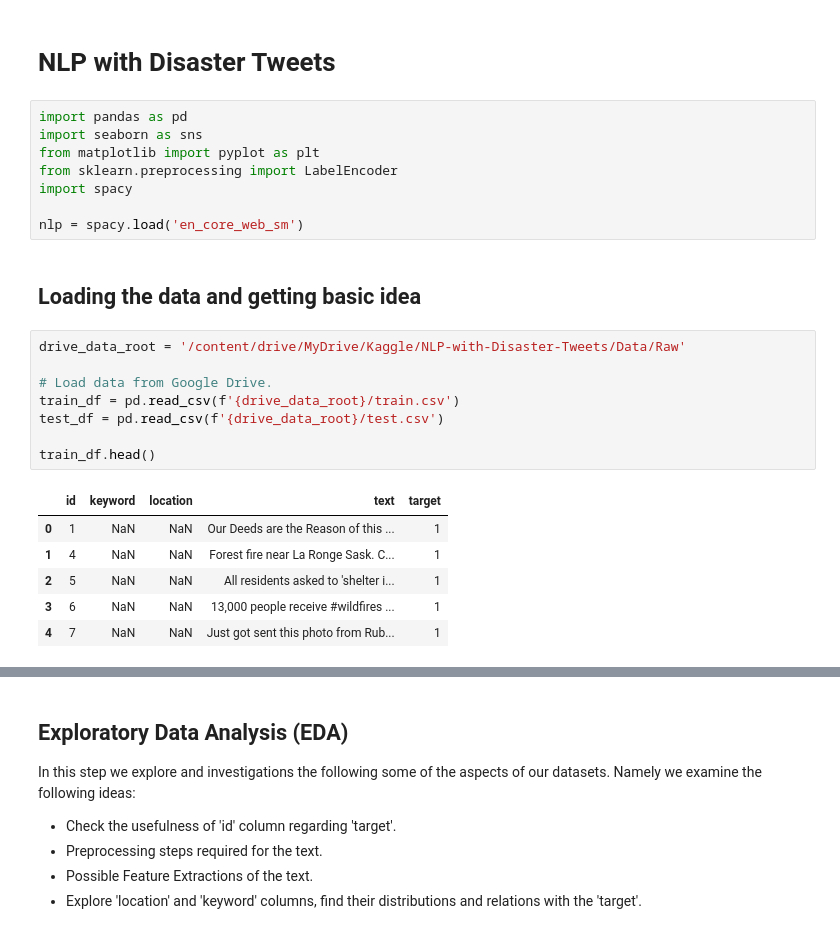
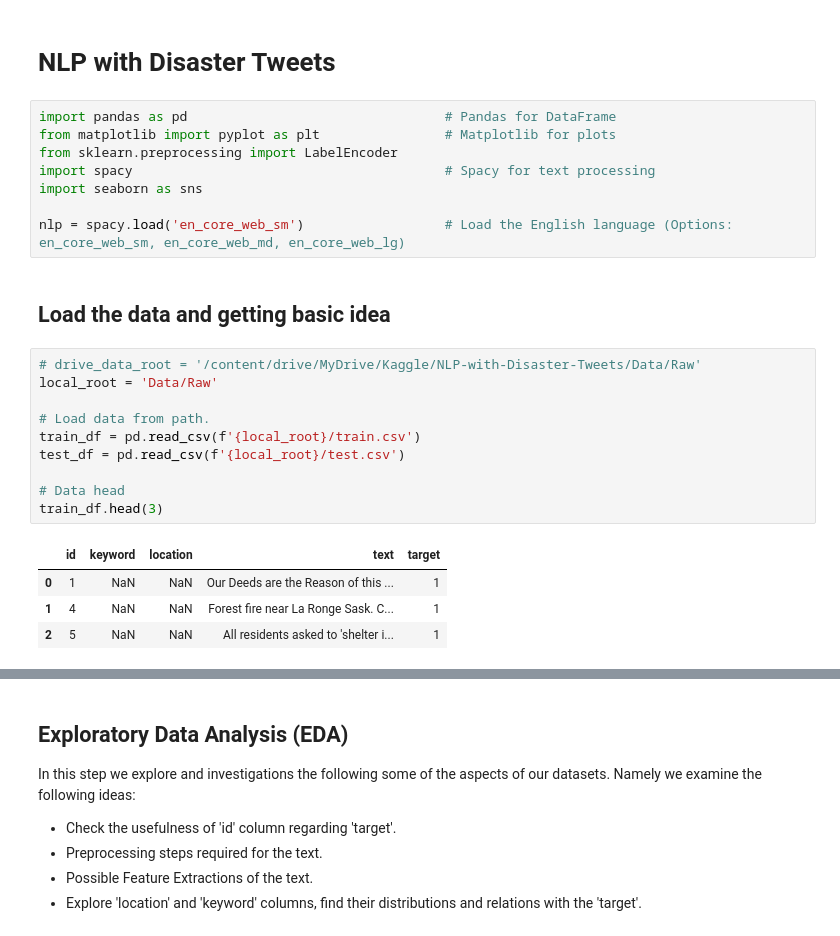
Before and after one commit to keivanipchihagh/NLP-with-Disaster-Tweets, a Jupyter notebook: NLP with Disaster Tweets.ipynb, the cells around one changed output, grey strips where cells are left out. Saved outputs shown, nothing was run; the diff lists cells and outputs as text.

```diff
--- a/NLP with Disaster Tweets.ipynb
+++ b/NLP with Disaster Tweets.ipynb
@@ -1,27 +1,27 @@
 # %% [markdown]
 # NLP with Disaster Tweets
 # %%
-import pandas as pd
+import pandas as pd                                 # Pandas for DataFrame
+from matplotlib import pyplot as plt                # Matplotlib for plots
+from sklearn.preprocessing import LabelEncoder
+import spacy                                        # Spacy for text processing
 import seaborn as sns
-from matplotlib import pyplot as plt
-from sklearn.preprocessing import LabelEncoder
-import spacy
 
-nlp = spacy.load('en_core_web_sm')
+nlp = spacy.load('en_core_web_sm')                  # Load the English language (Options: en_core_web_sm, en_core_web_md, en_core_web_lg)
 # %% [markdown]
-## Loading the data and getting basic idea
+## Load the data and getting basic idea
 # %%
-drive_data_root = '/content/drive/MyDrive/Kaggle/NLP-with-Disaster-Tweets/Data/Raw'
+# drive_data_root = '/content/drive/MyDrive/Kaggle/NLP-with-Disaster-Tweets/Data/Raw'
+local_root = 'Data/Raw'
 
-# Load data from Google Drive.
-train_df = pd.read_csv(f'{drive_data_root}/train.csv')
-test_df = pd.read_csv(f'{drive_data_root}/test.csv')
+# Load data from path.
+train_df = pd.read_csv(f'{local_root}/train.csv')
+test_df = pd.read_csv(f'{local_root}/test.csv')
 
-train_df.head()
+# Data head
+train_df.head(3)
 # %% [output]
 |  | id | keyword | location | text | target |
 | 0 | 1 | NaN | NaN | Our Deeds are the Reason of this ... | 1 |
 | 1 | 4 | NaN | NaN | Forest fire near La Ronge Sask. C... | 1 |
 | 2 | 5 | NaN | NaN | All residents asked to 'shelter i... | 1 |
-| 3 | 6 | NaN | NaN | 13,000 people receive #wildfires ... | 1 |
-| 4 | 7 | NaN | NaN | Just got sent this photo from Rub... | 1 |
```
Also changed, not shown: parts of 15 cells of this notebook.
